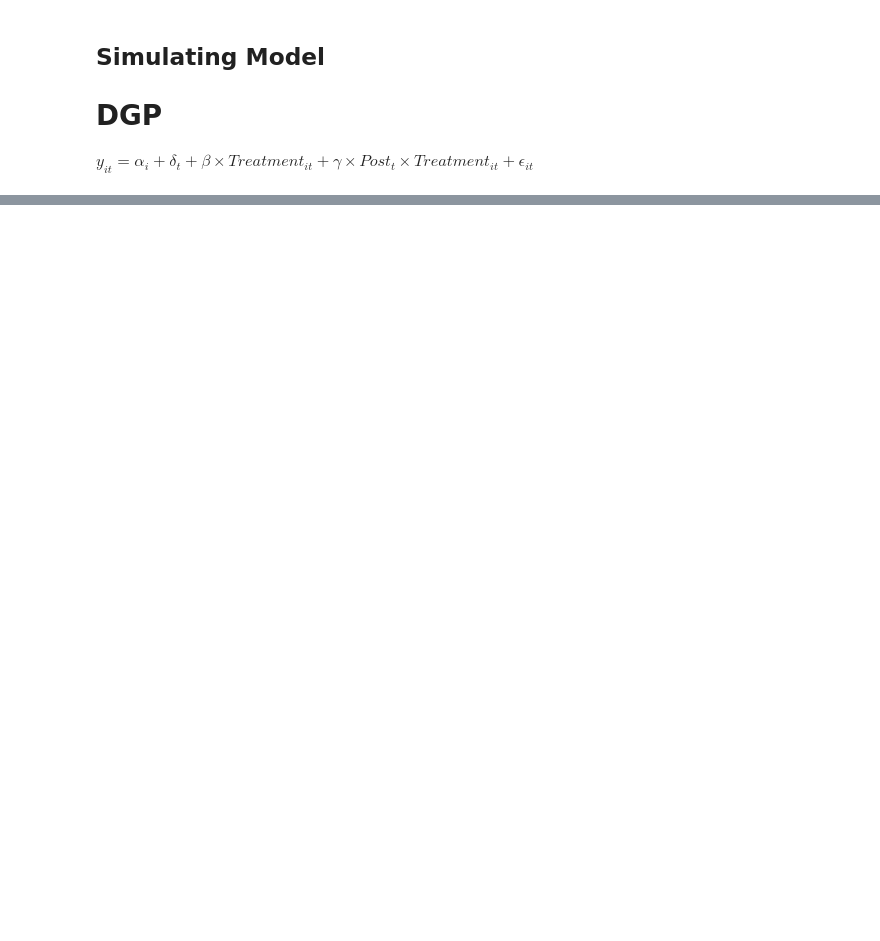
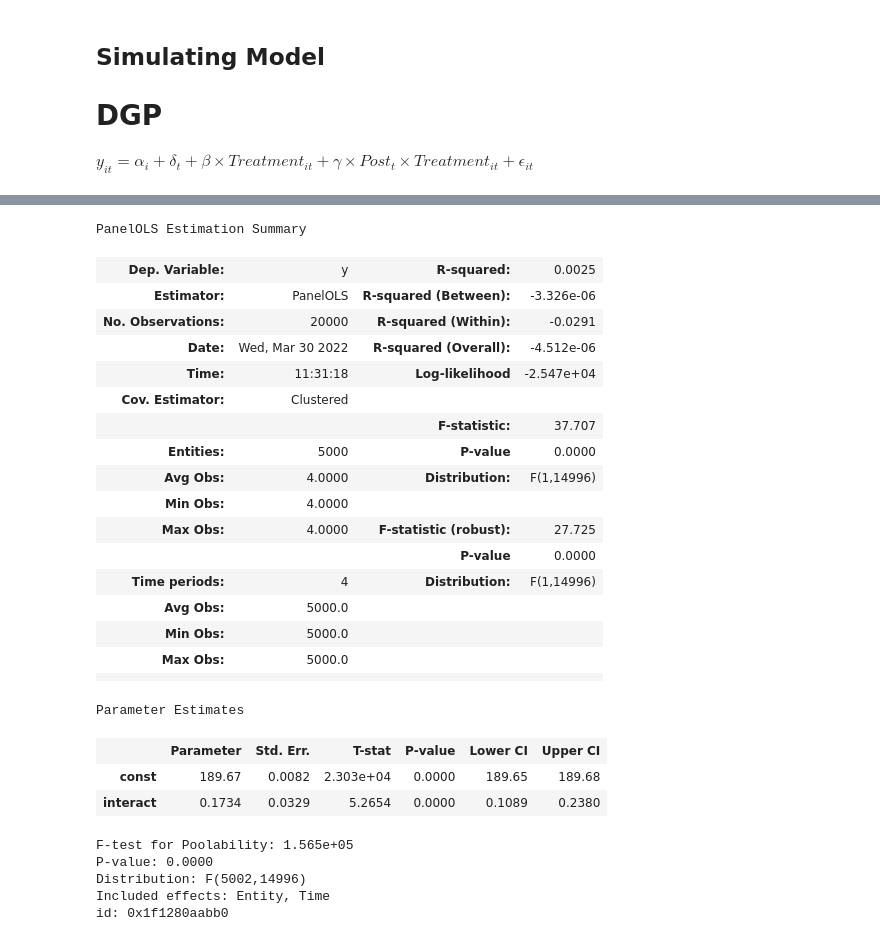
Before and after one commit to paulaleoni/LMCP, a Jupyter notebook: src/simulation.ipynb, the cells around one changed output, grey strips where cells are left out. Cells and saved outputs as stored; diff of their text form; code cells hidden in the pictures; blank space fills up the shorter version.

Commit message:
panel function changed

```diff
--- a/src/simulation.ipynb
+++ b/src/simulation.ipynb
@@ -127,3 +145,3 @@ strong multicollinearity problems or that the design matrix is singular.
 # %%
 # need mulitindexed dataframe
-df = df.set_index(['id','period'])
+df = df.set_index(['id','period'], drop = False)
@@ -163,0 +148,42 @@ id: 0x1fb8a34f6d0
+# %%
+# Panel Ols regression
+df['interact'] = df['treatment'] * df['post']
+# define exogenous variables
+exog_vars = ['interact']
+# add a constant
+exog = sm.add_constant(df[exog_vars])
+# estimate model
+mod = PanelOLS(dependent=df['y'], exog=exog,
+             entity_effects=True,
+             time_effects=True,drop_absorbed=True)
+
+res = mod.fit(cov_type='clustered', cluster_entity=True)
+res
+# %% [output]
+PanelOLS Estimation Summary
+| Dep. Variable: | y | R-squared: | 0.0025 |
+| Estimator: | PanelOLS | R-squared (Between): | -3.326e-06 |
+| No. Observations: | 20000 | R-squared (Within): | -0.0291 |
+| Date: | Wed, Mar 30 2022 | R-squared (Overall): | -4.512e-06 |
+| Time: | 11:31:18 | Log-likelihood | -2.547e+04 |
+| Cov. Estimator: | Clustered |  |  |
+|  |  | F-statistic: | 37.707 |
+| Entities: | 5000 | P-value | 0.0000 |
+| Avg Obs: | 4.0000 | Distribution: | F(1,14996) |
+| Min Obs: | 4.0000 |  |  |
+| Max Obs: | 4.0000 | F-statistic (robust): | 27.725 |
+|  |  | P-value | 0.0000 |
+| Time periods: | 4 | Distribution: | F(1,14996) |
+| Avg Obs: | 5000.0 |  |  |
+| Min Obs: | 5000.0 |  |  |
+| Max Obs: | 5000.0 |  |  |
+|  |  |  |  |
+Parameter Estimates
+|  | Parameter | Std. Err. | T-stat | P-value | Lower CI | Upper CI |
+| const | 189.67 | 0.0082 | 2.303e+04 | 0.0000 | 189.65 | 189.68 |
+| interact | 0.1734 | 0.0329 | 5.2654 | 0.0000 | 0.1089 | 0.2380 |
+F-test for Poolability: 1.565e+05
+P-value: 0.0000
+Distribution: F(5002,14996)
+Included effects: Entity, Time
+id: 0x1f1280aabb0
```
Also changed, not shown: parts of 9 cells of this notebook.
